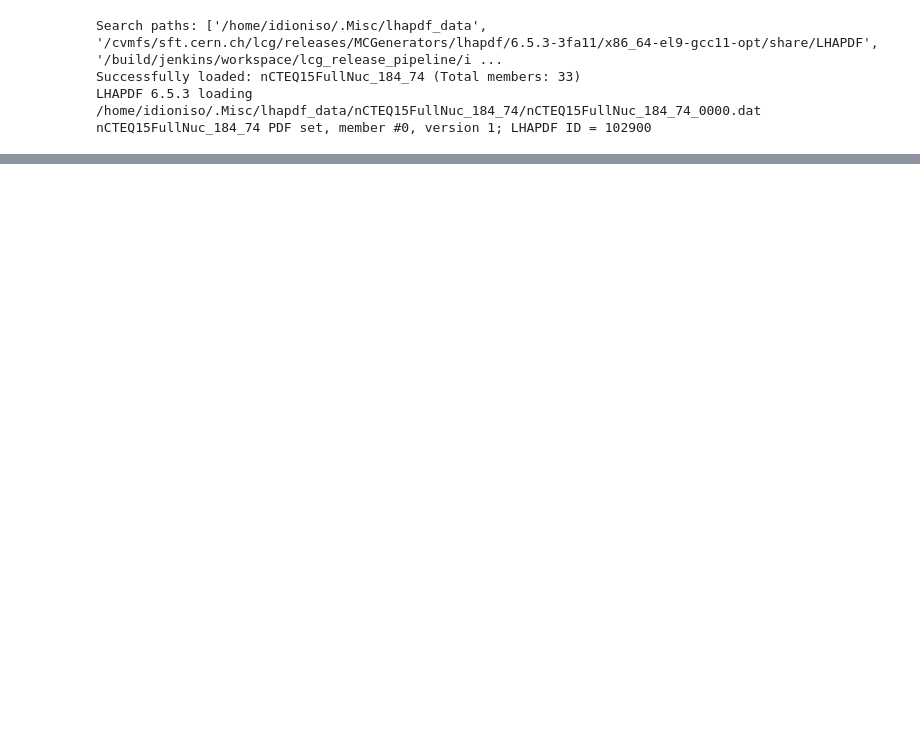
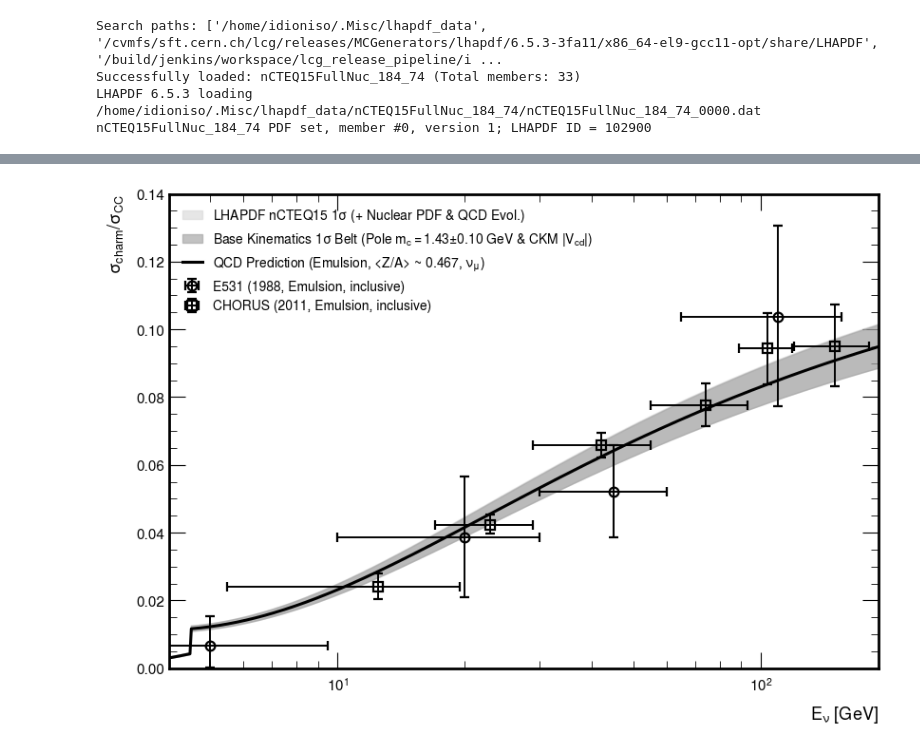
Before and after one commit to idionisov/snd-numu-charm, a Jupyter notebook: notebooks/introduction.ipynb, the cells around one changed output, grey strips where cells are left out. Drawn from its saved outputs; the diff is of its cells as text; code cells hidden in the pictures; blank space fills up the shorter version.

Commit message:
Add LHAPDF charm prediction loader and integrate into diagnostics

```diff
--- a/notebooks/introduction.ipynb
+++ b/notebooks/introduction.ipynb
@@ -461,0 +242,93 @@ nCTEQ15FullNuc_184_74 PDF set, member #0, version 1; LHAPDF ID = 102900
+# %%
+import csv
+from pathlib import Path
+import numpy as np
+import pandas as pd
+import matplotlib.pyplot as plt
+
+# Resolve CSV location relative to notebook directory or repo root
+csv_path = Path("../scripts/diagnostics/measurements/neutrino_charm_cross_section_ratio_vs_enu.csv")
+if not csv_path.exists():
+    csv_path = Path("scripts/diagnostics/measurements/neutrino_charm_cross_section_ratio_vs_enu.csv")
+
+# 1. Parse historical measurements (inclusive charm production on emulsion)
+records = []
+if csv_path.exists():
+    with open(csv_path, "r", encoding="utf-8-sig") as f:
+        clean_lines = [line for line in f if not line.strip().startswith("#")]
+        reader = csv.DictReader(clean_lines)
+        for row in reader:
+            if row.get("channel", "").strip().lower() != "inclusive":
+                continue
+            records.append({
+                "exp": row["experiment"].strip(),
+                "x": float(row["E_nu_GeV"]),
+                "dx_lo": float(row["dx_low"]),
+                "dx_hi": float(row["dx_high"]),
+                "y": float(row["ratio"]),
+                "dy_lo": float(row["dy_low"]),
+                "dy_hi": float(row["dy_high"]),
+            })
+
+# 2. Load Precalculated Prediction CSV
+pred_csv = Path("/afs/cern.ch/work/i/idioniso/snd-numu-charm/scripts/diagnostics/predictions/numuCC_charm_cross_section_ratio_prediction_lhapdf.csv")
+if not pred_csv.exists():
+    pred_csv = Path("scripts/diagnostics/predictions/numuCC_charm_cross_section_ratio_prediction_lhapdf.csv")
+
+df_pred = pd.read_csv(pred_csv)
+
+E_grid = df_pred["E_nu_GeV"].values
+y_cen = df_pred["ratio_central"].values
+y_in_lo = df_pred["base_band_low"].values
+y_in_hi = df_pred["base_band_high"].values
+y_out_hi = df_pred["total_band_high"].values
+
+# 3. Plotting
+fig, ax = plt.subplots(figsize=(8.5, 6.0))
+
+ax.fill_between(
+    E_grid, y_in_lo, y_out_hi,
+    color="#dcdcdc", label=r"LHAPDF nCTEQ15 $1\sigma$ (+ Nuclear PDF & QCD Evol.)", zorder=1, alpha=0.7
+)
+ax.fill_between(
+    E_grid, y_in_lo, y_in_hi,
+    color="#a8a8a8", label=r"Base Kinematics $1\sigma$ Belt (Pole $m_c = 1.43 ± 0.10$ GeV & CKM $|V_{cd}|$)", zorder=2, alpha=0.7
+)
+ax.plot(
+    E_grid, y_cen,
+    color="black", lw=2.2, label=r"QCD Prediction (Emulsion, <Z/A> ~ 0.467, $\nu_\mu$)", zorder=3
+)
+
+labels_map = {
+    "E531": "E531 (1988, Emulsion, inclusive)",
+    "CHORUS": "CHORUS (2011, Emulsion, inclusive)"
+}
+for exp, marker in [("E531", "o"), ("CHORUS", "s")]:
+    pts = [r for r in records if r["exp"] == exp]
+    if not pts:
+        continue
+    x = [p["x"] for p in pts]
+    y = [p["y"] for p in pts]
+    x_err = [[p["dx_lo"] for p in pts], [p["dx_hi"] for p in pts]]
+    y_err = [[p["dy_lo"] for p in pts], [p["dy_hi"] for p in pts]]
+    ax.errorbar(
+        x, y, xerr=x_err, yerr=y_err,
+        fmt=marker, mfc="none", mec="black", mew=1.6, markersize=7,
+        ecolor="black", elinewidth=1.4, capsize=3.5, capthick=1.2,
+        label=labels_map[exp], zorder=4
+    )
+
+ax.set_xlim(4.0, 190)
+ax.set_ylim(0.0, 0.14)
+ax.set_xscale("log")
+ax.set_xlabel(r"$E_\nu$ [GeV]", fontsize=13, labelpad=8)
+ax.set_ylabel(r"$\sigma_{\mathrm{charm}} / \sigma_{\mathrm{CC}}$", fontsize=13, labelpad=8)
+ax.tick_params(axis="both", which="major", labelsize=11, direction="in")
+
+leg = ax.legend(loc="upper left", fontsize=10.0, frameon=False, framealpha=0.92, facecolor="white")
+leg.get_frame().set_linewidth(1.0)
+
+plt.tight_layout()
+plt.show()
+# %% [output]
+[figure, added]
```
Also changed, not shown: parts of 8 cells of this notebook, 2 other files.
